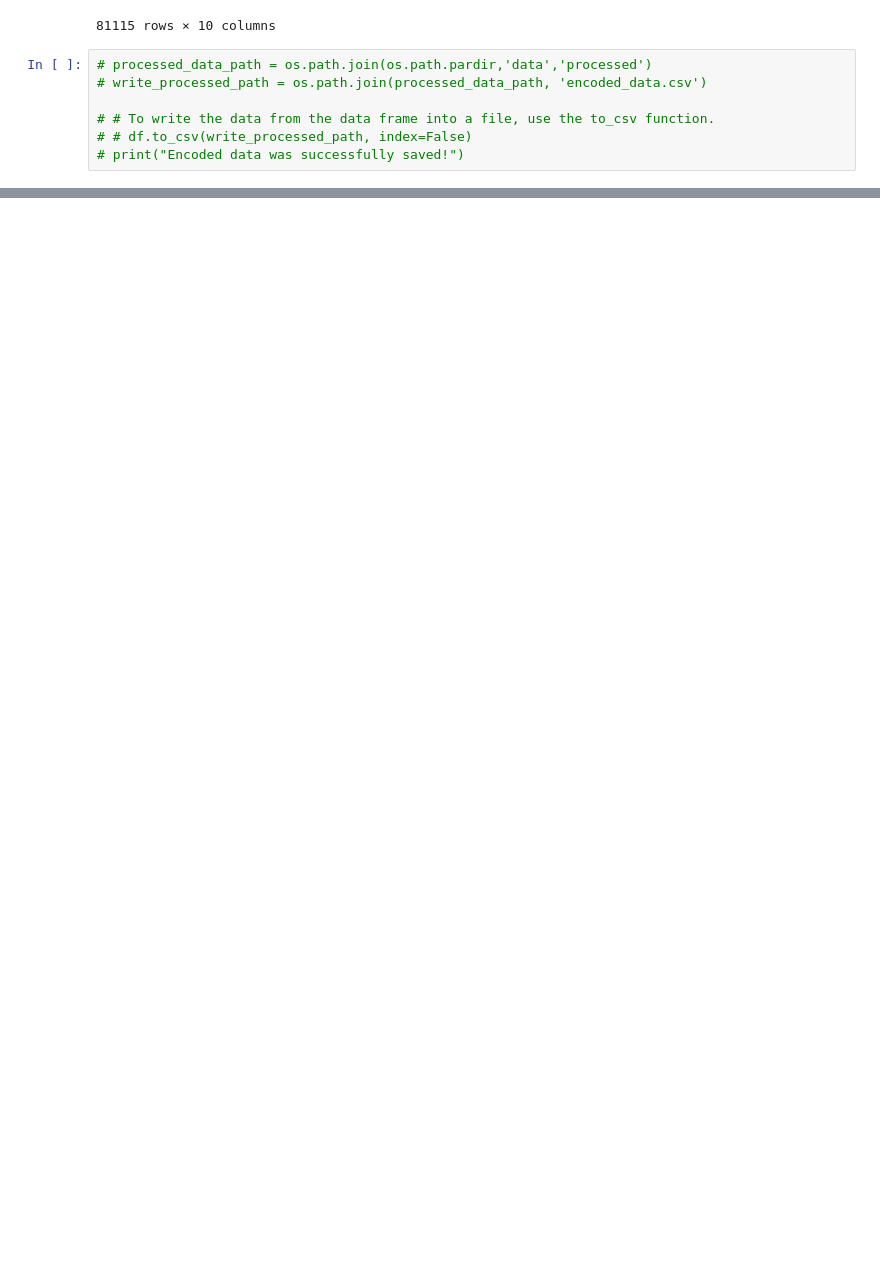
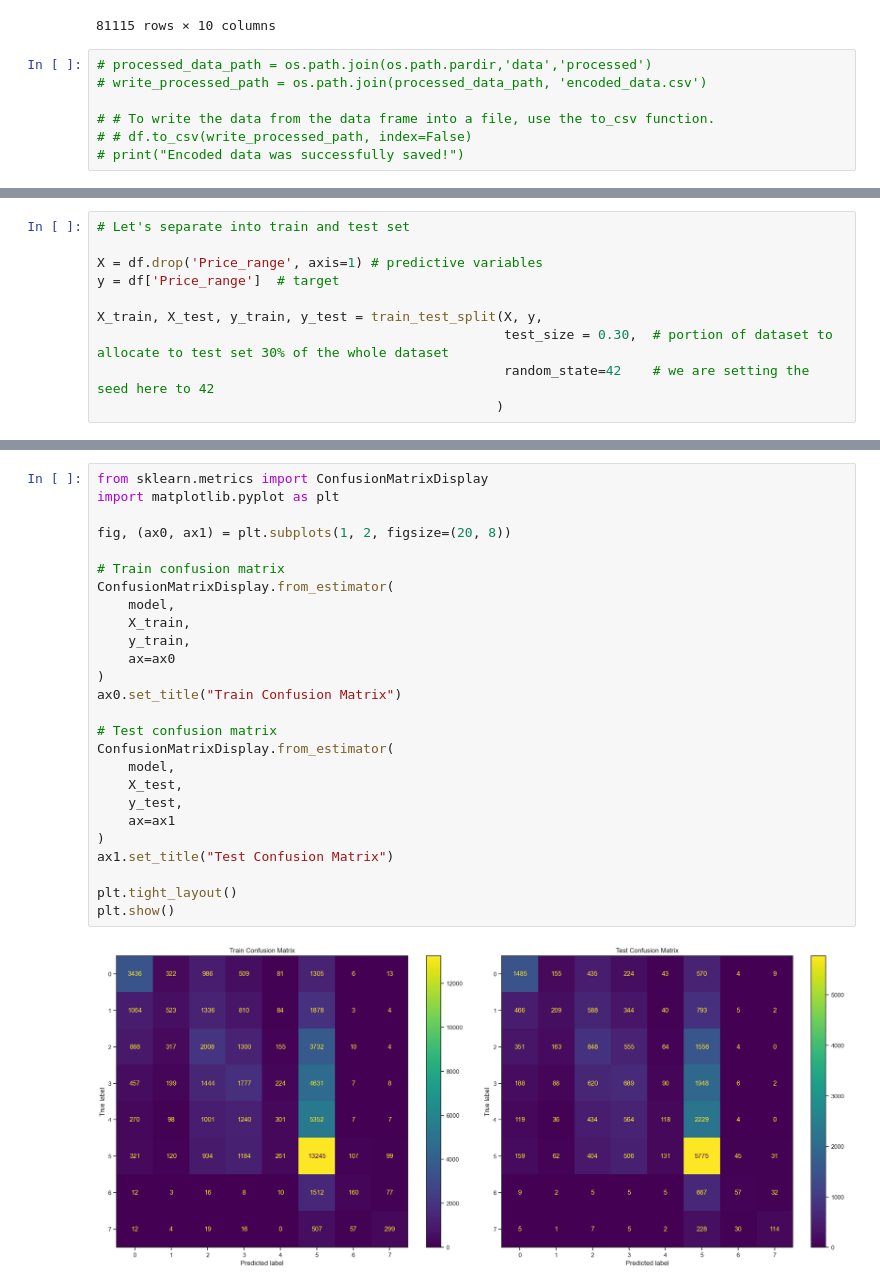
Before and after one commit to phoherozombie/HousePredictionPrice, a Jupyter notebook: notebooks/housePrediction.ipynb, the cells around one changed output, grey strips where cells are left out. Cells and saved outputs as stored; diff of their text form; blank space fills up the shorter version.

Commit message:
Update Model Building

```diff
--- a/notebooks/housePrediction.ipynb
+++ b/notebooks/housePrediction.ipynb
@@ -1948,0 +1966,10 @@ reorder_columns(df)
+# %%
+# Let's separate into train and test set
+
+X = df.drop('Price_range', axis=1) # predictive variables
+y = df['Price_range']  # target
+
+X_train, X_test, y_train, y_test = train_test_split(X, y,
+                                                    test_size = 0.30,  # portion of dataset to allocate to test set 30% of the whole dataset
+                                                    random_state=42    # we are setting the seed here to 42
+                                                   )
@@ -1948,0 +2060,28 @@ reorder_columns(df)
+# %%
+from sklearn.metrics import ConfusionMatrixDisplay
+import matplotlib.pyplot as plt
+
+fig, (ax0, ax1) = plt.subplots(1, 2, figsize=(20, 8))
+
+# Train confusion matrix
+ConfusionMatrixDisplay.from_estimator(
+    model,
+    X_train,
+    y_train,
+    ax=ax0
+)
+ax0.set_title("Train Confusion Matrix")
+
+# Test confusion matrix
+ConfusionMatrixDisplay.from_estimator(
+    model,
+    X_test,
+    y_test,
+    ax=ax1
+)
+ax1.set_title("Test Confusion Matrix")
+
+plt.tight_layout()
+plt.show()
+# %% [output]
+[figure, added]
```
Also changed, not shown: parts of 21 cells of this notebook.
